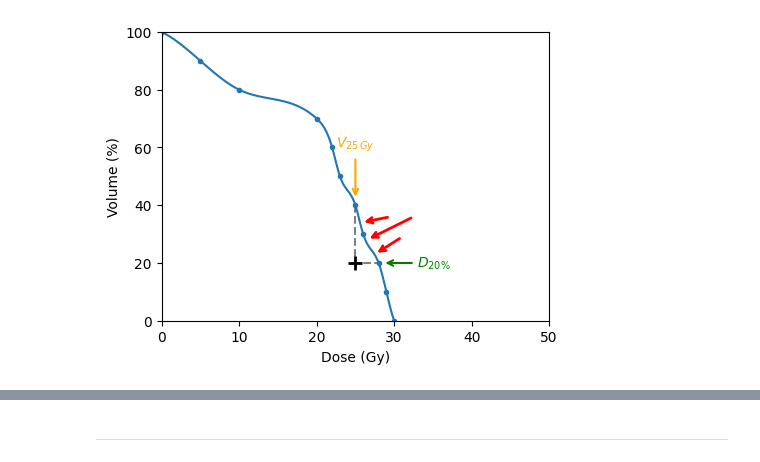
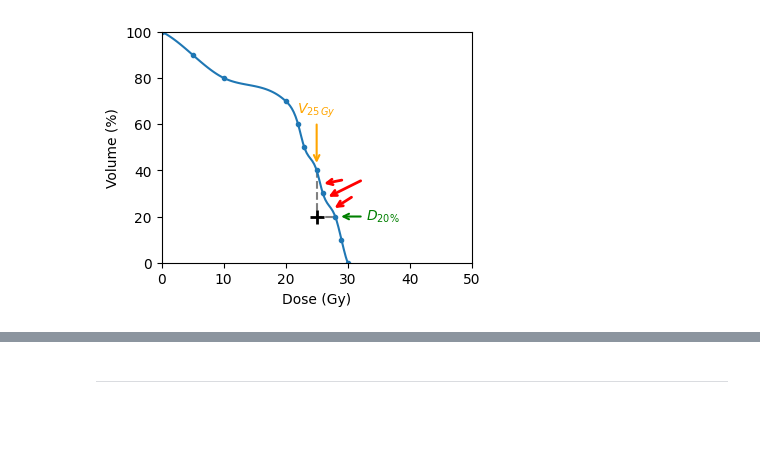
Before and after one commit to pauldubois98/PhD, a Jupyter notebook: 3_dosimetry_optimization/constraint_visualization_nb.ipynb, the cells around one changed output, grey strips where cells are left out. Saved outputs shown, nothing was run; the diff lists cells and outputs as text; code cells hidden in the pictures; blank space fills up the shorter version.

```diff
--- a/3_dosimetry_optimization/constraint_visualization_nb.ipynb
+++ b/3_dosimetry_optimization/constraint_visualization_nb.ipynb
@@ -3,7 +3,7 @@ import numpy as np
 import matplotlib.pyplot as plt
 from scipy.interpolate import make_interp_spline
 # %%
-SIZE = 5
+SIZE = 4
 FIGSIZE = (SIZE, SIZE * 4.8/6.4)
 # %%
 # fake data
@@ -17,31 +17,31 @@ v_smooth = spl(d_smooth)
 # %%
 plt.figure(figsize=FIGSIZE)
 # constraint ticks
 plt.plot([25, 25, d[8]], [40, 20, 20], color='grey', linestyle='--')
 plt.plot(25, 20, '+', color='k', ms=10, markeredgewidth=2)
 # constraint "pushing" arrows
 plt.annotate('', xy=(25.75, 34), xytext=(29.5, 36), arrowprops=dict(arrowstyle="->", color='red', lw=2))
 plt.annotate('', xy=(26.5, 28), xytext=(32.5, 36), arrowprops=dict(arrowstyle="->", color='red', lw=2))
 plt.annotate('', xy=(27.5, 23), xytext=(31, 29), arrowprops=dict(arrowstyle="->", color='red', lw=2))
-plt.annotate("$V_{25\,Gy}$", xy=(25, 42), xytext=(25, 60), color='orange', weight='heavy', horizontalalignment='center',\
+plt.annotate("$V_{25\,Gy}$", xy=(25, 42), xytext=(25, 65), color='orange', weight='heavy', horizontalalignment='center',\
              arrowprops=dict(arrowstyle="->", color='orange', lw=1.5))
 plt.annotate("$D_{20\%}$", xy=(d[8]+0.5, 20), xytext=(d[8]+5, 20), color='green', weight='heavy', verticalalignment='center',\
              arrowprops=dict(arrowstyle="->", color='green', lw=1.5))
 # DVH + DVH points
 c = plt.plot(d_smooth, v_smooth)
 plt.plot(d, v, ".", color=c[0].get_color())
 
 # axes labels
 plt.xlabel('Dose (Gy)')
 plt.ylabel('Volume (%)')
 # axes limits
 plt.ylim(0, 100)
 plt.xlim(0, 50)
 
 plt.savefig('constraint_plot.pdf', bbox_inches='tight')
 plt.show()
 # %% [output]
-[figure, old version]
+[figure, new version]
 # %%
 # fake data 2
 d2 = np.array([0, 5, 10, 17, 19, 20, 22, 23, 25, 26, 27])
```
Also changed, not shown: parts of 6 cells of this notebook.
